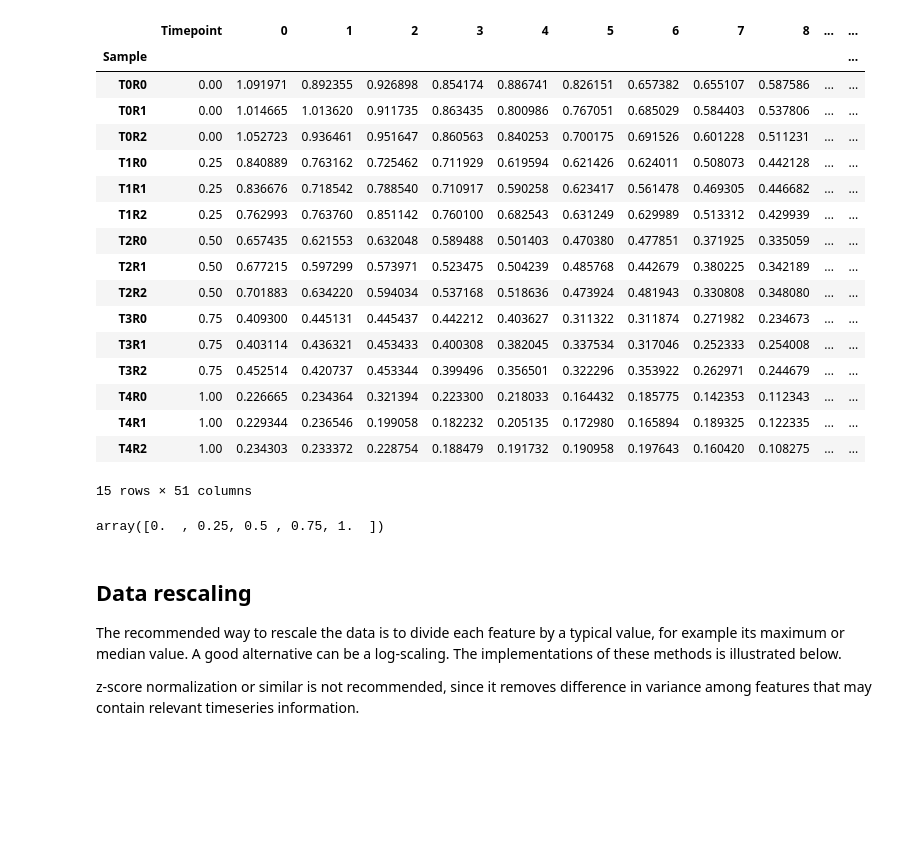
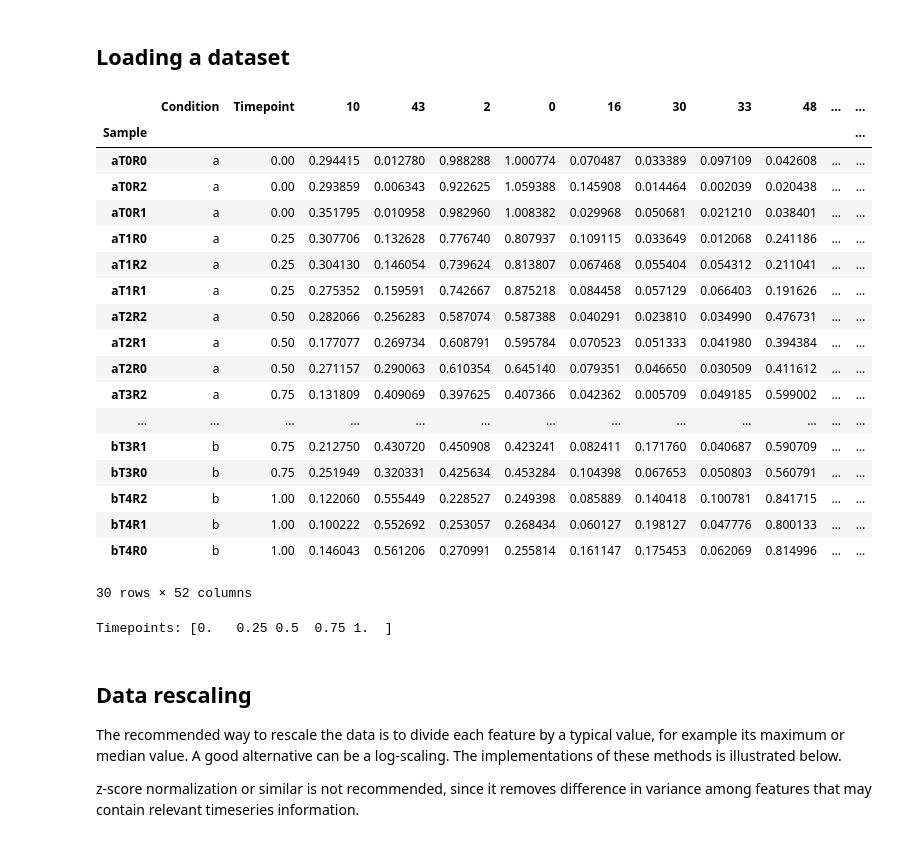
Before and after one commit to swaldherr/podomics, a Jupyter notebook: Tutorial.ipynb, the cells around one changed output. Saved outputs shown, nothing was run; the diff lists cells and outputs as text; code cells hidden in the pictures; blank space fills up the shorter version.

```diff
--- a/Tutorial.ipynb
+++ b/Tutorial.ipynb
@@ -5,32 +7,32 @@ import pandas
 
 import podomics
+# %% [markdown]
+## Loading a dataset
 # %%
-omics = podomics.read_csv("examples/exampledata1.csv", sample="Sample", time="Timepoint")
+omics = podomics.read_csv("examples/exampledata3.csv", sample="Sample", time="Timepoint", condition="Condition")
+display(omics.data)
+print("Timepoints:", omics.timepoints)
+# %% [output]
+|  | Condition | Timepoint | 10 | 43 | 2 | 0 | 16 | 30 | 33 | 48 | ... | ... |
+| Sample |  |  |  |  |  |  |  |  |  |  |  | ... |
+| aT0R0 | a | 0.00 | 0.294415 | 0.012780 | 0.988288 | 1.000774 | 0.070487 | 0.033389 | 0.097109 | 0.042608 | ... | ... |
+| aT0R2 | a | 0.00 | 0.293859 | 0.006343 | 0.922625 | 1.059388 | 0.145908 | 0.014464 | 0.002039 | 0.020438 | ... | ... |
+| aT0R1 | a | 0.00 | 0.351795 | 0.010958 | 0.982960 | 1.008382 | 0.029968 | 0.050681 | 0.021210 | 0.038401 | ... | ... |
+| aT1R0 | a | 0.25 | 0.307706 | 0.132628 | 0.776740 | 0.807937 | 0.109115 | 0.033649 | 0.012068 | 0.241186 | ... | ... |
+| aT1R2 | a | 0.25 | 0.304130 | 0.146054 | 0.739624 | 0.813807 | 0.067468 | 0.055404 | 0.054312 | 0.211041 | ... | ... |
+| aT1R1 | a | 0.25 | 0.275352 | 0.159591 | 0.742667 | 0.875218 | 0.084458 | 0.057129 | 0.066403 | 0.191626 | ... | ... |
+| aT2R2 | a | 0.50 | 0.282066 | 0.256283 | 0.587074 | 0.587388 | 0.040291 | 0.023810 | 0.034990 | 0.476731 | ... | ... |
+| aT2R1 | a | 0.50 | 0.177077 | 0.269734 | 0.608791 | 0.595784 | 0.070523 | 0.051333 | 0.041980 | 0.394384 | ... | ... |
+| aT2R0 | a | 0.50 | 0.271157 | 0.290063 | 0.610354 | 0.645140 | 0.079351 | 0.046650 | 0.030509 | 0.411612 | ... | ... |
+| aT3R2 | a | 0.75 | 0.131809 | 0.409069 | 0.397625 | 0.407366 | 0.042362 | 0.005709 | 0.049185 | 0.599002 | ... | ... |
+| ... | ... | ... | ... | ... | ... | ... | ... | ... | ... | ... | ... | ... |
+| bT3R1 | b | 0.75 | 0.212750 | 0.430720 | 0.450908 | 0.423241 | 0.082411 | 0.171760 | 0.040687 | 0.590709 | ... | ... |
+| bT3R0 | b | 0.75 | 0.251949 | 0.320331 | 0.425634 | 0.453284 | 0.104398 | 0.067653 | 0.050803 | 0.560791 | ... | ... |
+| bT4R2 | b | 1.00 | 0.122060 | 0.555449 | 0.228527 | 0.249398 | 0.085889 | 0.140418 | 0.100781 | 0.841715 | ... | ... |
+| bT4R1 | b | 1.00 | 0.100222 | 0.552692 | 0.253057 | 0.268434 | 0.060127 | 0.198127 | 0.047776 | 0.800133 | ... | ... |
+| bT4R0 | b | 1.00 | 0.146043 | 0.561206 | 0.270991 | 0.255814 | 0.161147 | 0.175453 | 0.062069 | 0.814996 | ... | ... |
+30 rows × 52 columns
+Timepoints: [0.   0.25 0.5  0.75 1.  ]
-# %%
-omics.data
-# %% [output]
-|  | Timepoint | 0 | 1 | 2 | 3 | 4 | 5 | 6 | 7 | 8 | ... | ... |
-| Sample |  |  |  |  |  |  |  |  |  |  |  | ... |
-| T0R0 | 0.00 | 1.091971 | 0.892355 | 0.926898 | 0.854174 | 0.886741 | 0.826151 | 0.657382 | 0.655107 | 0.587586 | ... | ... |
-| T0R1 | 0.00 | 1.014665 | 1.013620 | 0.911735 | 0.863435 | 0.800986 | 0.767051 | 0.685029 | 0.584403 | 0.537806 | ... | ... |
-| T0R2 | 0.00 | 1.052723 | 0.936461 | 0.951647 | 0.860563 | 0.840253 | 0.700175 | 0.691526 | 0.601228 | 0.511231 | ... | ... |
-| T1R0 | 0.25 | 0.840889 | 0.763162 | 0.725462 | 0.711929 | 0.619594 | 0.621426 | 0.624011 | 0.508073 | 0.442128 | ... | ... |
-| T1R1 | 0.25 | 0.836676 | 0.718542 | 0.788540 | 0.710917 | 0.590258 | 0.623417 | 0.561478 | 0.469305 | 0.446682 | ... | ... |
-| T1R2 | 0.25 | 0.762993 | 0.763760 | 0.851142 | 0.760100 | 0.682543 | 0.631249 | 0.629989 | 0.513312 | 0.429939 | ... | ... |
-| T2R0 | 0.50 | 0.657435 | 0.621553 | 0.632048 | 0.589488 | 0.501403 | 0.470380 | 0.477851 | 0.371925 | 0.335059 | ... | ... |
-| T2R1 | 0.50 | 0.677215 | 0.597299 | 0.573971 | 0.523475 | 0.504239 | 0.485768 | 0.442679 | 0.380225 | 0.342189 | ... | ... |
-| T2R2 | 0.50 | 0.701883 | 0.634220 | 0.594034 | 0.537168 | 0.518636 | 0.473924 | 0.481943 | 0.330808 | 0.348080 | ... | ... |
-| T3R0 | 0.75 | 0.409300 | 0.445131 | 0.445437 | 0.442212 | 0.403627 | 0.311322 | 0.311874 | 0.271982 | 0.234673 | ... | ... |
-| T3R1 | 0.75 | 0.403114 | 0.436321 | 0.453433 | 0.400308 | 0.382045 | 0.337534 | 0.317046 | 0.252333 | 0.254008 | ... | ... |
-| T3R2 | 0.75 | 0.452514 | 0.420737 | 0.453344 | 0.399496 | 0.356501 | 0.322296 | 0.353922 | 0.262971 | 0.244679 | ... | ... |
-| T4R0 | 1.00 | 0.226665 | 0.234364 | 0.321394 | 0.223300 | 0.218033 | 0.164432 | 0.185775 | 0.142353 | 0.112343 | ... | ... |
-| T4R1 | 1.00 | 0.229344 | 0.236546 | 0.199058 | 0.182232 | 0.205135 | 0.172980 | 0.165894 | 0.189325 | 0.122335 | ... | ... |
-| T4R2 | 1.00 | 0.234303 | 0.233372 | 0.228754 | 0.188479 | 0.191732 | 0.190958 | 0.197643 | 0.160420 | 0.108275 | ... | ... |
-15 rows × 51 columns
-# %%
-omics.timepoints
-# %% [output]
-array([0.  , 0.25, 0.5 , 0.75, 1.  ])
 # %% [markdown]
 ## Data rescaling
 
```
Also changed, not shown: parts of 9 cells of this notebook, 4 other files.
